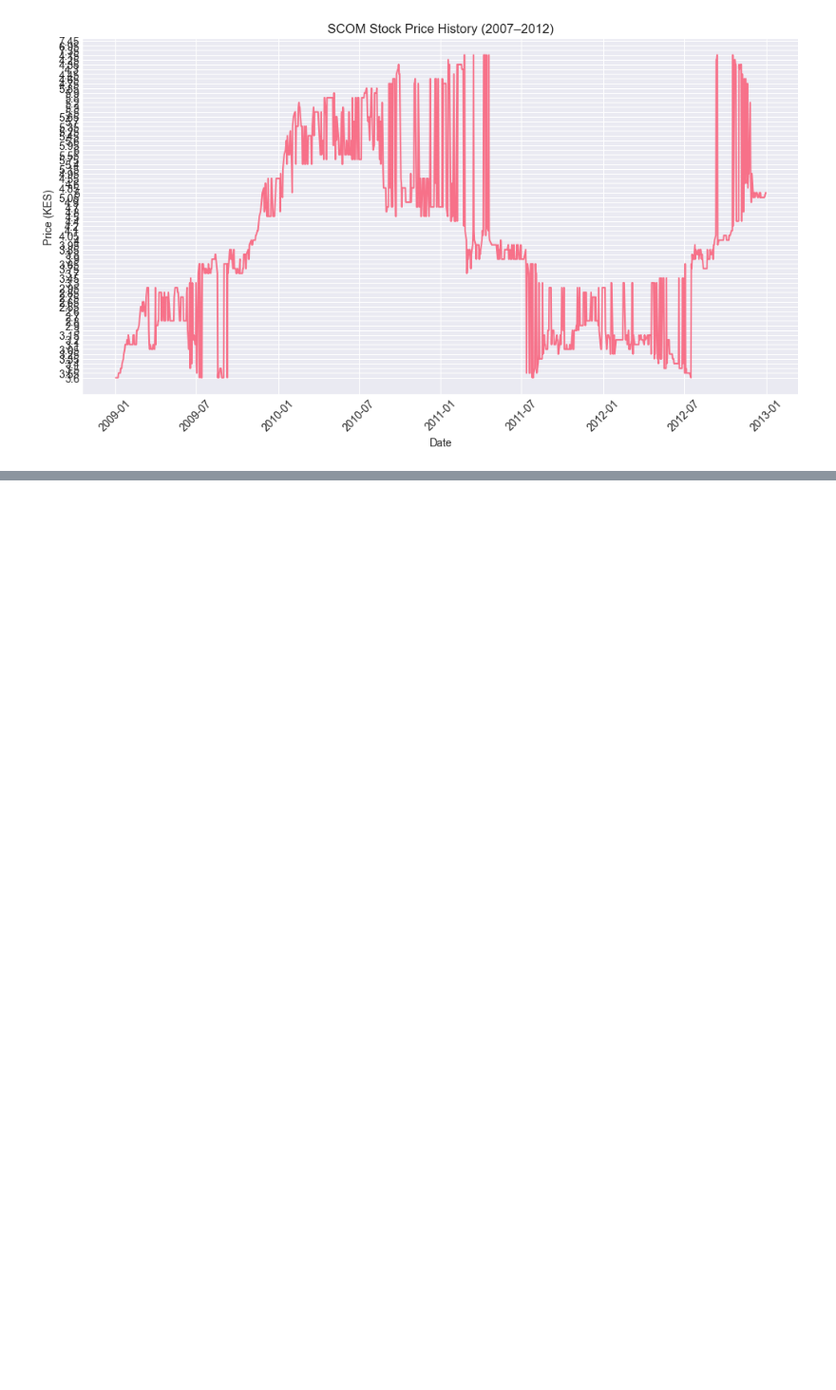
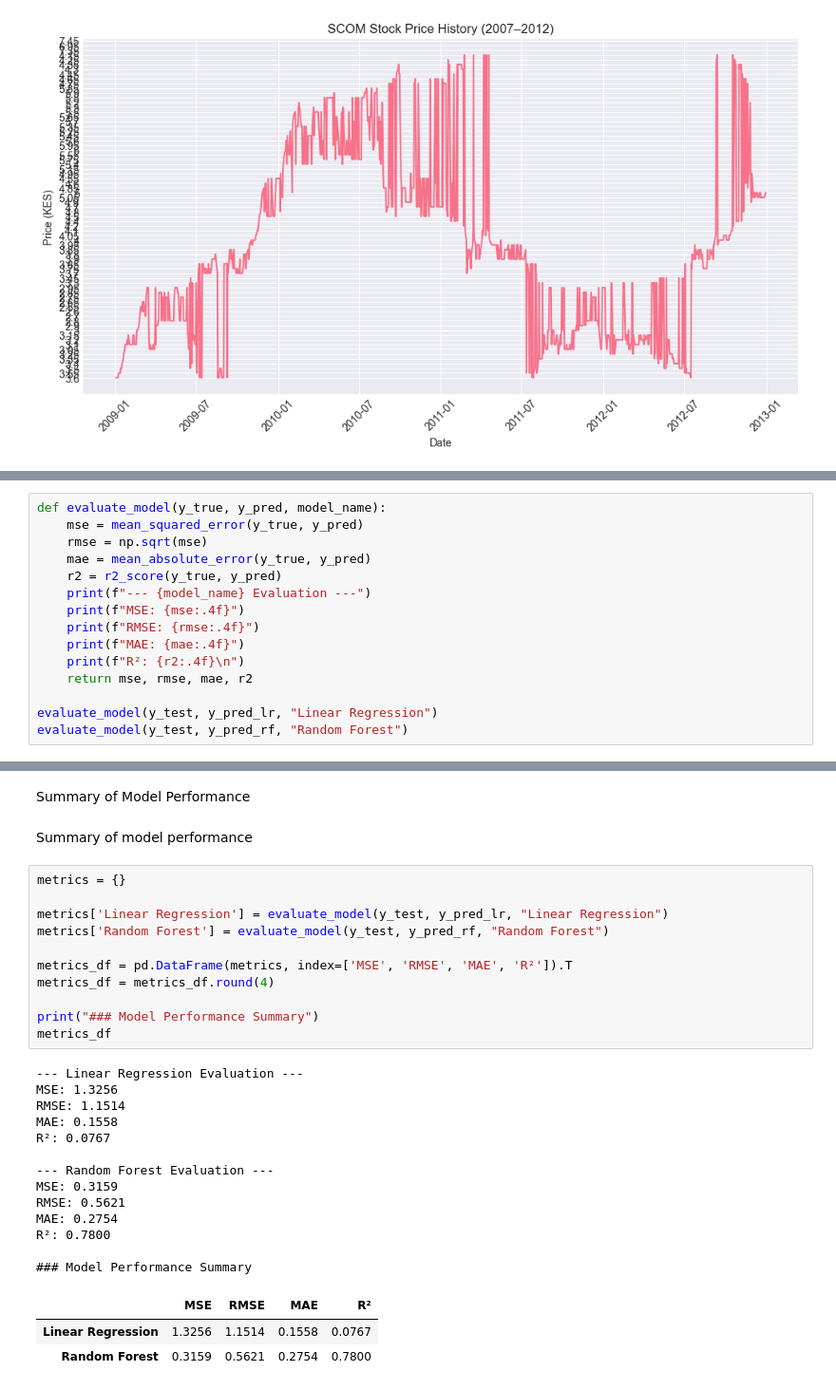
Before and after one commit to OgaoNeema/Knowledge-Based-Systems, a Jupyter notebook: Assignment1/notebooks/stock_prediction.ipynb, the cells around one changed output, grey strips where cells are left out. Shown at 95% size. Cells and saved outputs as stored; diff of their text form; blank space fills up the shorter version.

```diff
--- a/Assignment1/notebooks/stock_prediction.ipynb
+++ b/Assignment1/notebooks/stock_prediction.ipynb
@@ -207,0 +240,15 @@ y_train, y_test = y.iloc[:split_index], y.iloc[split_index:]
+# %%
+def evaluate_model(y_true, y_pred, model_name):
+    mse = mean_squared_error(y_true, y_pred)
+    rmse = np.sqrt(mse)
+    mae = mean_absolute_error(y_true, y_pred)
+    r2 = r2_score(y_true, y_pred)
+    print(f"--- {model_name} Evaluation ---")
+    print(f"MSE: {mse:.4f}")
+    print(f"RMSE: {rmse:.4f}")
+    print(f"MAE: {mae:.4f}")
+    print(f"R²: {r2:.4f}\n")
+    return mse, rmse, mae, r2
+
+evaluate_model(y_test, y_pred_lr, "Linear Regression")
+evaluate_model(y_test, y_pred_rf, "Random Forest")
@@ -207,0 +328,32 @@ y_train, y_test = y.iloc[:split_index], y.iloc[split_index:]
+# %% [markdown]
+Summary of Model Performance
+# %% [markdown]
+Summary of model performance
+# %%
+metrics = {}
+
+metrics['Linear Regression'] = evaluate_model(y_test, y_pred_lr, "Linear Regression")
+metrics['Random Forest'] = evaluate_model(y_test, y_pred_rf, "Random Forest")
+
+metrics_df = pd.DataFrame(metrics, index=['MSE', 'RMSE', 'MAE', 'R²']).T
+metrics_df = metrics_df.round(4)
+
+print("### Model Performance Summary")
+metrics_df
+# %% [output]
+--- Linear Regression Evaluation ---
+MSE: 1.3256
+RMSE: 1.1514
+MAE: 0.1558
+R²: 0.0767
+
+--- Random Forest Evaluation ---
+MSE: 0.3159
+RMSE: 0.5621
+MAE: 0.2754
+R²: 0.7800
+
+### Model Performance Summary
+|  | MSE | RMSE | MAE | R² |
+| Linear Regression | 1.3256 | 1.1514 | 0.1558 | 0.0767 |
+| Random Forest | 0.3159 | 0.5621 | 0.2754 | 0.7800 |
```
Also changed, not shown: parts of 29 cells of this notebook.
